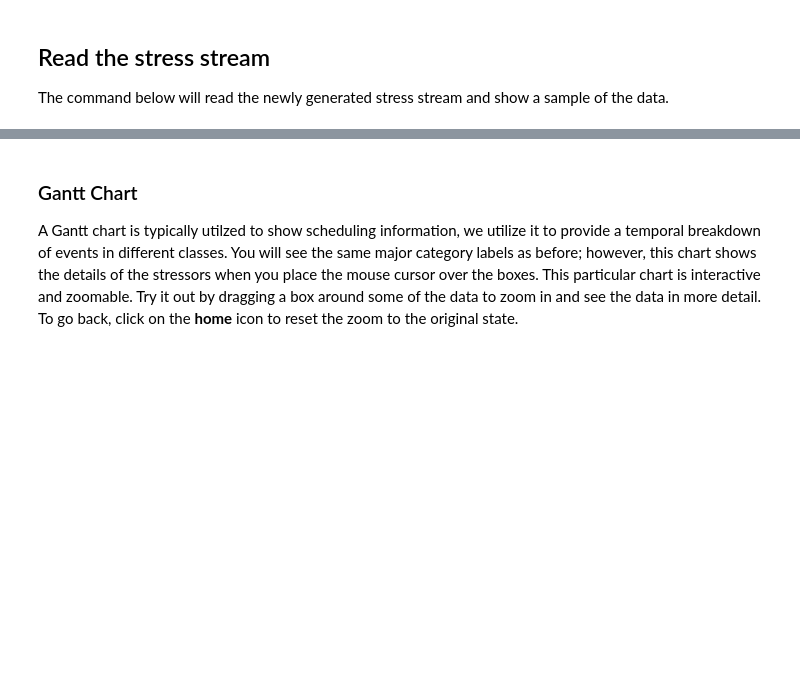
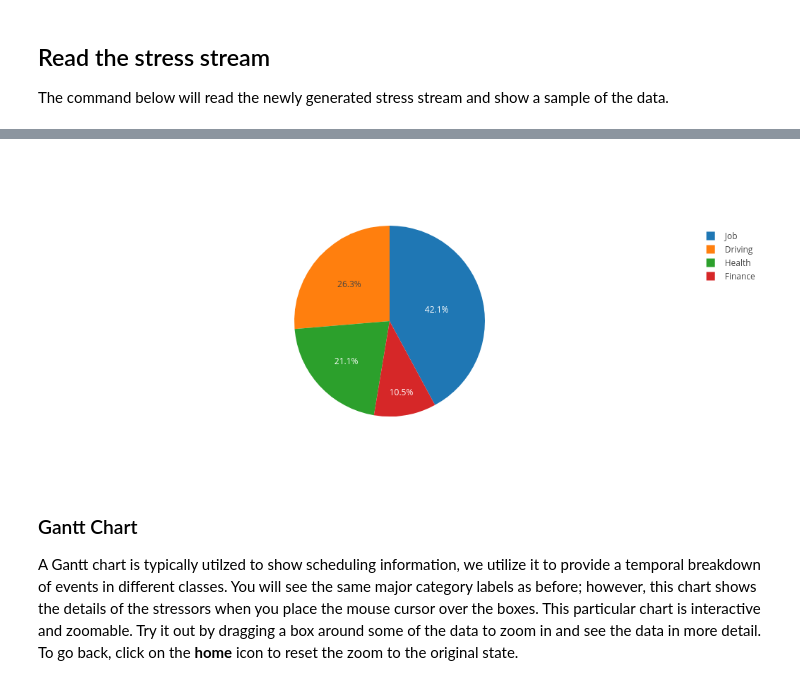
Before and after one commit to MD2Korg/CerebralCortex, a Jupyter notebook: jupyter_demo/plotting_demo.ipynb, the cells around one changed output, grey strips where cells are left out. Cells and saved outputs as stored; diff of their text form; code cells hidden in the pictures; blank space fills up the shorter version.

```diff
--- a/jupyter_demo/plotting_demo.ipynb
+++ b/jupyter_demo/plotting_demo.ipynb
@@ -44,3 +42,7 @@ stress_stream.plot_stress_pie()
+# %%
+plot_stress_pie(stress_stream)
+# %% [output]
+[figure, added]
 # %% [markdown]
 ### Gantt Chart
 A Gantt chart is typically utilzed to show scheduling information, we utilize it to provide a temporal breakdown of events in different classes.  You will see the same major category labels as before; however, this chart shows the details of the stressors when you place the mouse cursor over the boxes.  This particular chart is interactive and zoomable.  Try it out by dragging a box around some of the data to zoom in and see the data in more detail.  To go back, click on the __home__ icon to reset the zoom to the original state.
```
Also changed, not shown: parts of 11 cells of this notebook, 9 other files.
